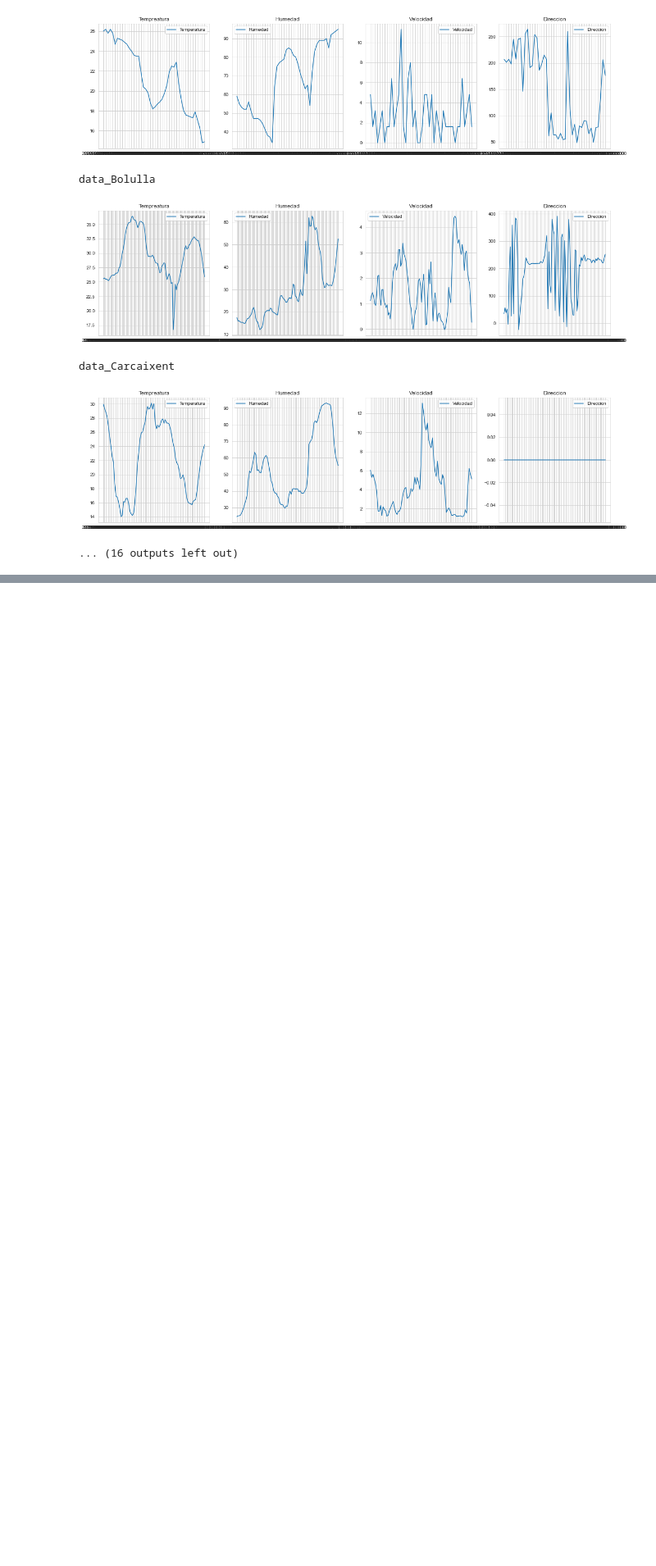
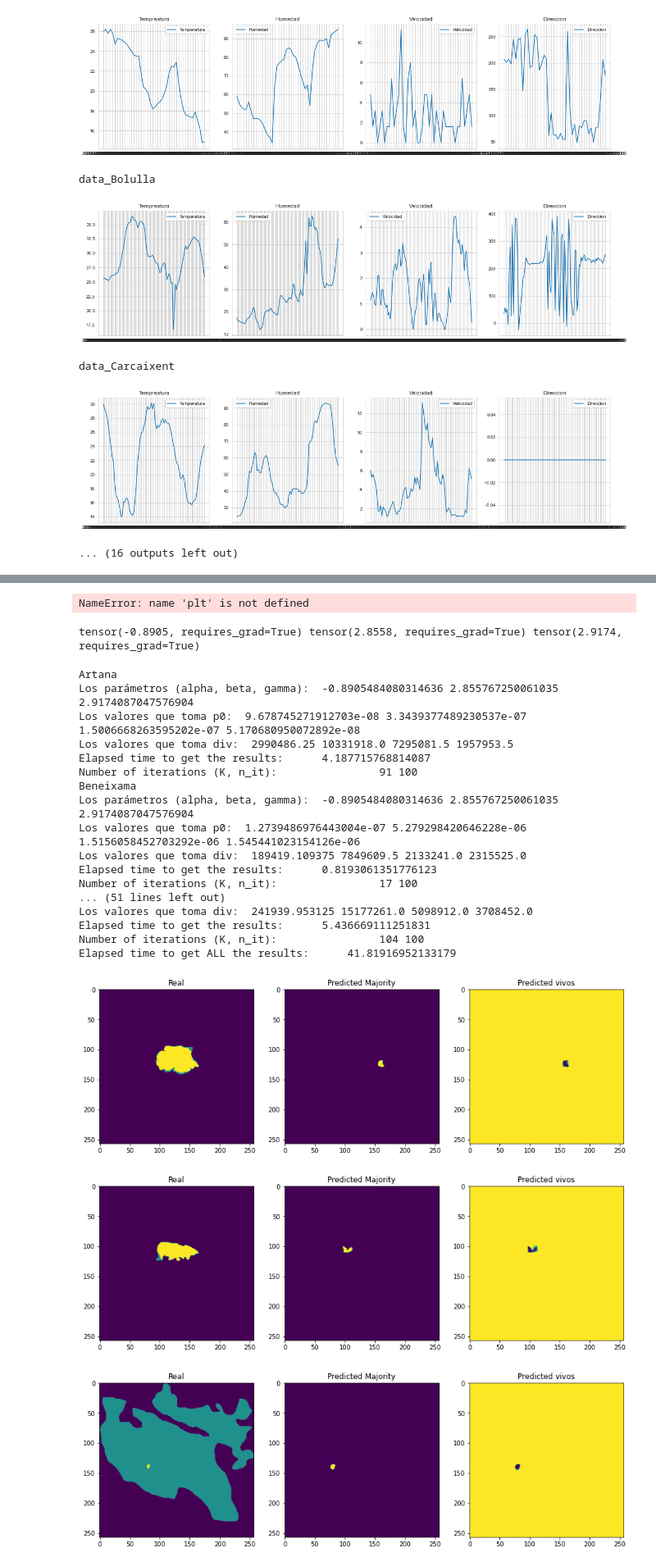
Before and after one commit to joanboterspitarch/SpreadModel, a Jupyter notebook: prueba.ipynb, the cells around one changed output, grey strips where cells are left out. Shown at 82% size. Cells and saved outputs as stored; diff of their text form; code cells hidden in the pictures; blank space fills up the shorter version.

```diff
--- a/prueba.ipynb
+++ b/prueba.ipynb
@@ -250,0 +412,14 @@ def fun_p0_c(t, h, alpha, beta, gamma, t_min=0):
+# %%
+plt.plot(Loss)
+plt.show()
+
+plt.plot(alphas)
+plt.plot(betas)
+plt.plot(gammas)
+plt.show()
+# %% [output]
+NameError: name 'plt' is not defined
+# %%
+print(alpha, beta, gamma)
+# %% [output]
+tensor(-0.8905, requires_grad=True) tensor(2.8558, requires_grad=True) tensor(2.9174, requires_grad=True)
@@ -250,0 +498,66 @@ def fun_p0_c(t, h, alpha, beta, gamma, t_min=0):
+# %%
+t_ini = time.time()
+
+for name in dict_data_final.keys():
+    print(name)
+    t0 = time.time()
+
+    x, y = dict_data_final[name]
+    grid = Grid(x=x, y=y)
+    grid.initialize(part=[0.1, 0.5, 0.9])
+    grid.submatrix()
+    grid.p0, grid.div = fun_p0_c(grid.Temp, grid.Hum, alpha=alpha, beta=beta, gamma=gamma)
+    print('Los parámetros (alpha, beta, gamma): ', alpha.item(), beta.item(), gamma.item())
+    print('Los valores que toma p0: ', grid.p0.min().item(), grid.p0.max().item(), grid.p0.mean().item(), grid.p0.std().item())
+    print('Los valores que toma div: ', grid.div.min().item(), grid.div.max().item(), grid.div.mean().item(), grid.div.std().item())
+    grid.enlargement_process_AI()
+    grid.montecarlo(n_it=n_it)
+
+    tf = time.time()
+
+    print('Elapsed time to get the results:     ',tf-t0)
+    print('Number of iterations (K, n_it):               ',grid.K, 100)
+
+
+    fig, ax = plt.subplots(1, 3, figsize=(15, 5))
+
+    ax[0].imshow(y[:, :, -1])
+    ax[0].set_title('Real')
+    ax[1].imshow(grid.X[:, :, -1])
+    ax[1].set_title('Predicted Majority')
+    ax[2].imshow(grid.X0[:, :, -1])
+    ax[2].set_title('Predicted vivos')
+
+    fig
+
+    #plt.imshow(y[:, :, -1])
+    #plt.show()
+    #plt.imshow(grid.X[:, :, -1])
+    #plt.show()
+    #plt.imshow(grid.X0[:, :, -1])
+    #plt.show()
+
+t_fin = time.time()
+
+print('Elapsed time to get ALL the results:     ',t_fin-t_ini)
+# %% [output]
+Artana
+Los parámetros (alpha, beta, gamma):  -0.8905484080314636 2.855767250061035 2.9174087047576904
+Los valores que toma p0:  9.678745271912703e-08 3.3439377489230537e-07 1.5006668263595202e-07 5.170680950072892e-08
+Los valores que toma div:  2990486.25 10331918.0 7295081.5 1957953.5
+Elapsed time to get the results:      4.187715768814087
+Number of iterations (K, n_it):                91 100
+Beneixama
+Los parámetros (alpha, beta, gamma):  -0.8905484080314636 2.855767250061035 2.9174087047576904
+Los valores que toma p0:  1.2739486976443004e-07 5.279298420646228e-06 1.5156058452703292e-06 1.545441023154126e-06
+Los valores que toma div:  189419.109375 7849609.5 2133241.0 2315525.0
+Elapsed time to get the results:      0.8193061351776123
+Number of iterations (K, n_it):                17 100
+... (51 lines left out)
+Los valores que toma div:  241939.953125 15177261.0 5098912.0 3708452.0
+Elapsed time to get the results:      5.436669111251831
+Number of iterations (K, n_it):                104 100
+Elapsed time to get ALL the results:      41.81916952133179
+[figure, added]
+[figure, added]
+[figure, added]
```
Also changed, not shown: parts of 25 cells of this notebook, 5 other files.
